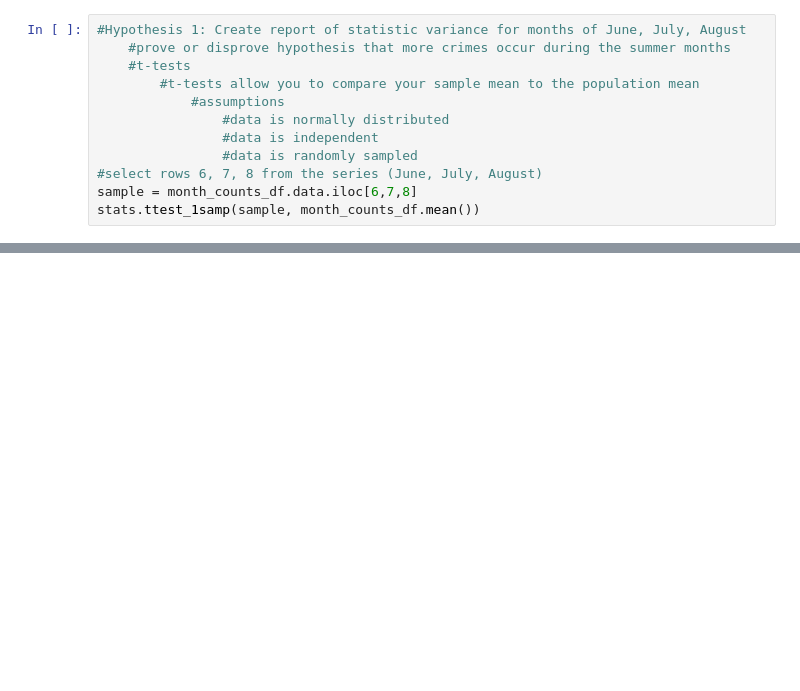
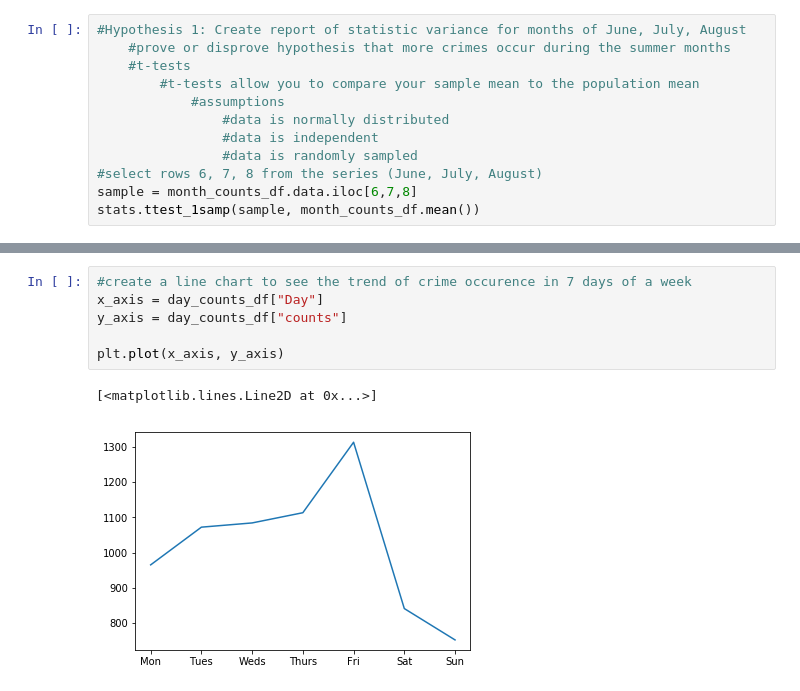
Before and after one commit to egome007/Project_1, a Jupyter notebook: code/data.lacity.org_api-pull.ipynb, the cells around one changed output, grey strips where cells are left out. Cells and saved outputs as stored; diff of their text form; blank space fills up the shorter version.

```diff
--- a/code/data.lacity.org_api-pull.ipynb
+++ b/code/data.lacity.org_api-pull.ipynb
@@ -273,0 +385,9 @@ new_burglary_df.loc[(new_burglary_df["Date Occurred"] == 2010), ["Date Occurred"
+# %%
+#create a line chart to see the trend of crime occurence in 7 days of a week
+x_axis = day_counts_df["Day"]
+y_axis = day_counts_df["counts"]
+
+plt.plot(x_axis, y_axis)
+# %% [output]
+[<matplotlib.lines.Line2D at 0x...>]
+[figure, added]
```
Also changed, not shown: parts of 12 cells of this notebook.
